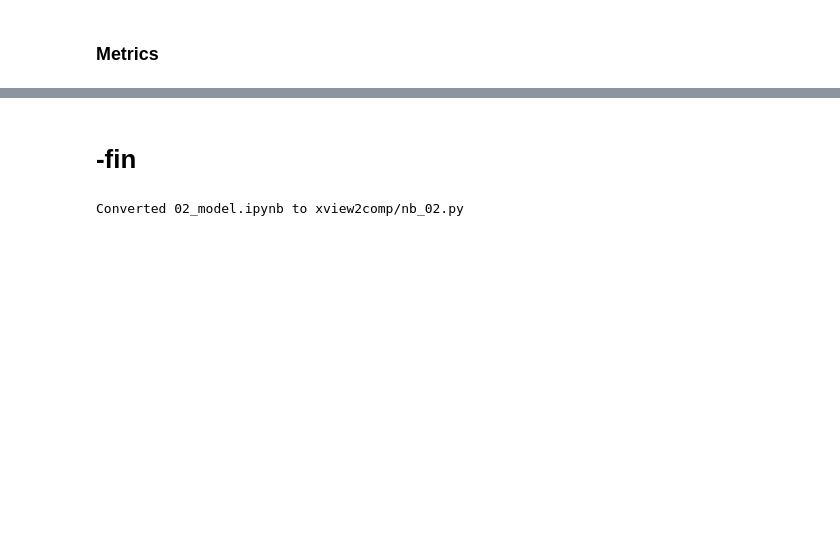
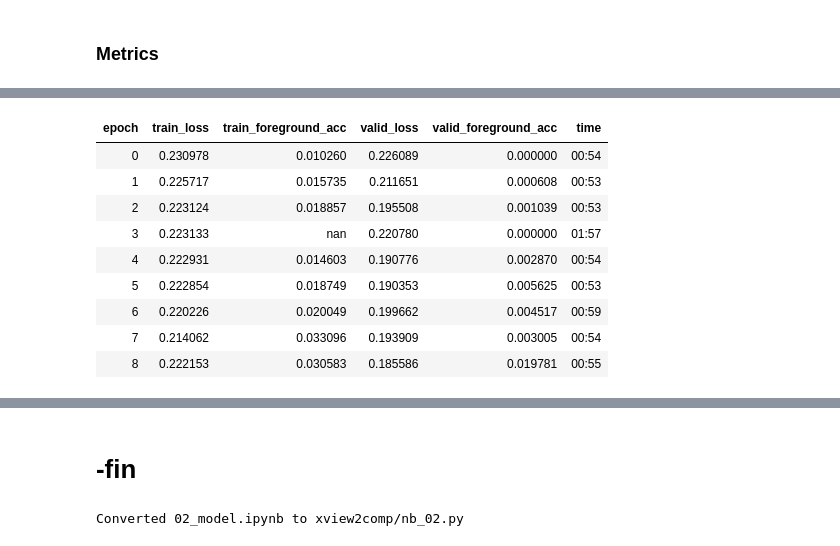
Before and after one commit to qAp/xview2comp, a Jupyter notebook: 02_model.ipynb, the cells around one changed output, grey strips where cells are left out. Cells and saved outputs as stored; diff of their text form; code cells hidden in the pictures; blank space fills up the shorter version.

```diff
--- a/02_model.ipynb
+++ b/02_model.ipynb
@@ -121,0 +157,13 @@ tensor(0.2857)
+# %%
+learn.fit(9)
+# %% [output]
+| epoch | train_loss | train_foreground_acc | valid_loss | valid_foreground_acc | time |
+| 0 | 0.230978 | 0.010260 | 0.226089 | 0.000000 | 00:54 |
+| 1 | 0.225717 | 0.015735 | 0.211651 | 0.000608 | 00:53 |
+| 2 | 0.223124 | 0.018857 | 0.195508 | 0.001039 | 00:53 |
+| 3 | 0.223133 | nan | 0.220780 | 0.000000 | 01:57 |
+| 4 | 0.222931 | 0.014603 | 0.190776 | 0.002870 | 00:54 |
+| 5 | 0.222854 | 0.018749 | 0.190353 | 0.005625 | 00:53 |
+| 6 | 0.220226 | 0.020049 | 0.199662 | 0.004517 | 00:59 |
+| 7 | 0.214062 | 0.033096 | 0.193909 | 0.003005 | 00:54 |
+| 8 | 0.222153 | 0.030583 | 0.185586 | 0.019781 | 00:55 |
```
Also changed, not shown: parts of 19 cells of this notebook.
